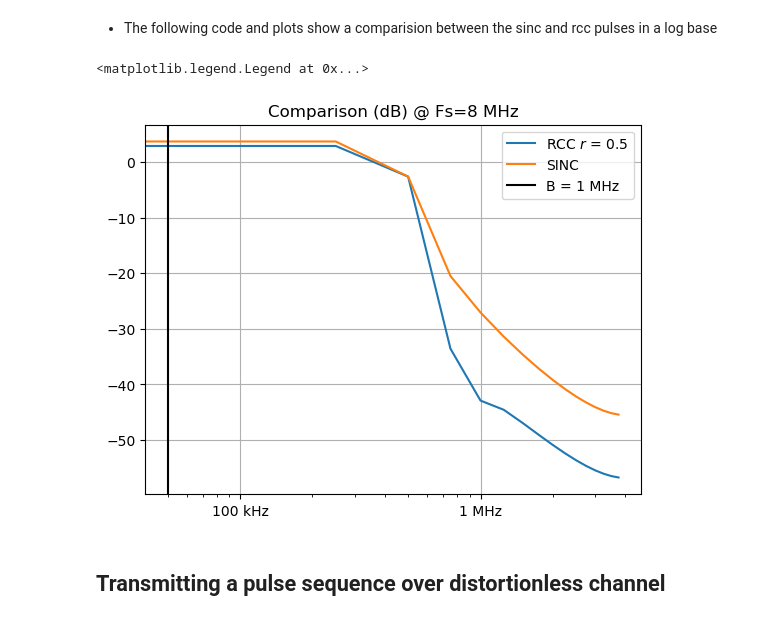
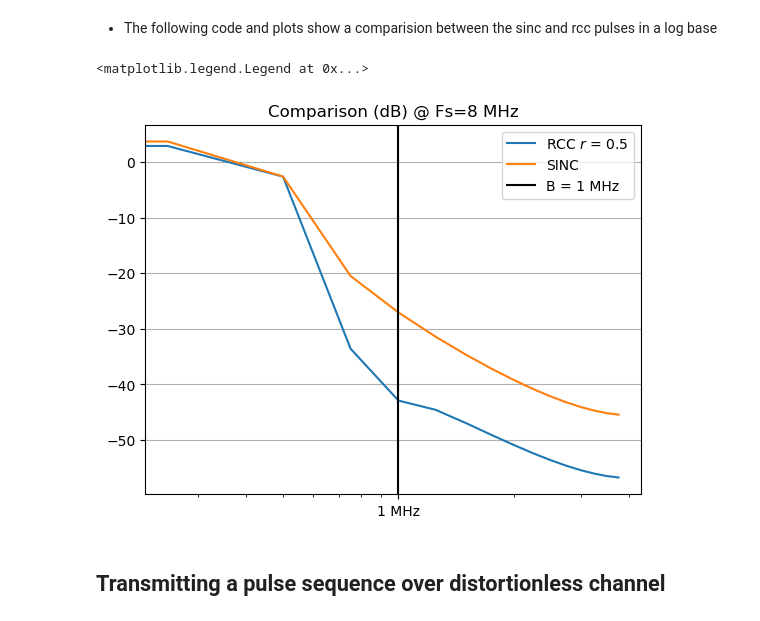
Before and after one commit to floose/py-ju-sea-dsp, a Jupyter notebook: ex1-rc-circ/LTSpice_Nyquist_pulse.ipynb, the cells around one changed output. Drawn from its saved outputs; the diff is of its cells as text; code cells hidden in the pictures.

Commit message:
fixed some plots

```diff
--- a/ex1-rc-circ/LTSpice_Nyquist_pulse.ipynb
+++ b/ex1-rc-circ/LTSpice_Nyquist_pulse.ipynb
@@ -303,35 +303,35 @@ plt.legend()
 #rrc filter in time domain now with roll-of = 0.3
 h_rrc= vsinc * (np.cos(np.pi*(time-t_disp)*r*bw_Hz)) / (1 - 4 * r**2 * (time-t_disp)**2 * bw_Hz**2)
 vsinc_fft = np.fft.fft(vsinc, norm="ortho") #scales the fft by 1/sqrt(N), where N is the lenght of signal
 h_rrc_fft = np.fft.fft(h_rrc, norm="ortho") #scales the fft by 1/sqrt(N), where N is the lenght of signal
 #compute log scale in dB
 h_rcc_logscale = 20*np.log10(abs(h_rrc_fft))
 vsinc_logscale = 20*np.log10(abs(vsinc_fft))
 
 '''
 # visualization of log magnitude data stream
 print("Sample Visualization of log magnitude of RCC:")
 print(h_rcc_logscale[0:10])
 print("Sample Visualization of log magnitude of SINC:")
 print(vsinc_logscale[0:10])
 '''
 
 #Plot frequency logscale of magnitude in dB
 fig, ax = plt.subplots()
 plt.plot(frequencies[:int(frequencies.size/2)],h_rcc_logscale[:int(frequencies.size/2)],label = "RCC $r$ = {}".format(r)) #power spectrum rcc pulse
 plt.plot(frequencies[:int(frequencies.size/2)],vsinc_logscale[:int(frequencies.size/2)],label = "SINC") #power spectrum sinc pulse
 plt.gca().xaxis.set_major_formatter(mtick.FormatStrFormatter('%.0e')) #formats time axis to scientific notation
 #plt.xlim([0,2*bw_Hz]) #defines frequency limit
 plt.grid() #grid on
 plt.title("Comparison (dB) @ Fs={}".format(Quantity(f_sampling,'Hz')))
 ax.set_xscale("log")
 formatter0 = EngFormatter(unit='Hz')
 ax.xaxis.set_major_formatter(formatter0)
-plt.axvline(x=50e3, color='k',label='B = {}'.format(Quantity(bw_Hz,'Hz'))) #adds a dark horizontal line to mark the bandwidth
+plt.axvline(x=Rb, color='k',label='B = {}'.format(Quantity(bw_Hz,'Hz'))) #adds a dark horizontal line to mark the bandwidth
 plt.legend()
 # %% [output]
 <matplotlib.legend.Legend at 0x...>
-[figure, old version]
+[figure, new version]
 # %% [markdown]
 ## Transmitting a pulse sequence over distortionless channel
 # %% [markdown]
```
Also changed, not shown: parts of 10 cells of this notebook.
